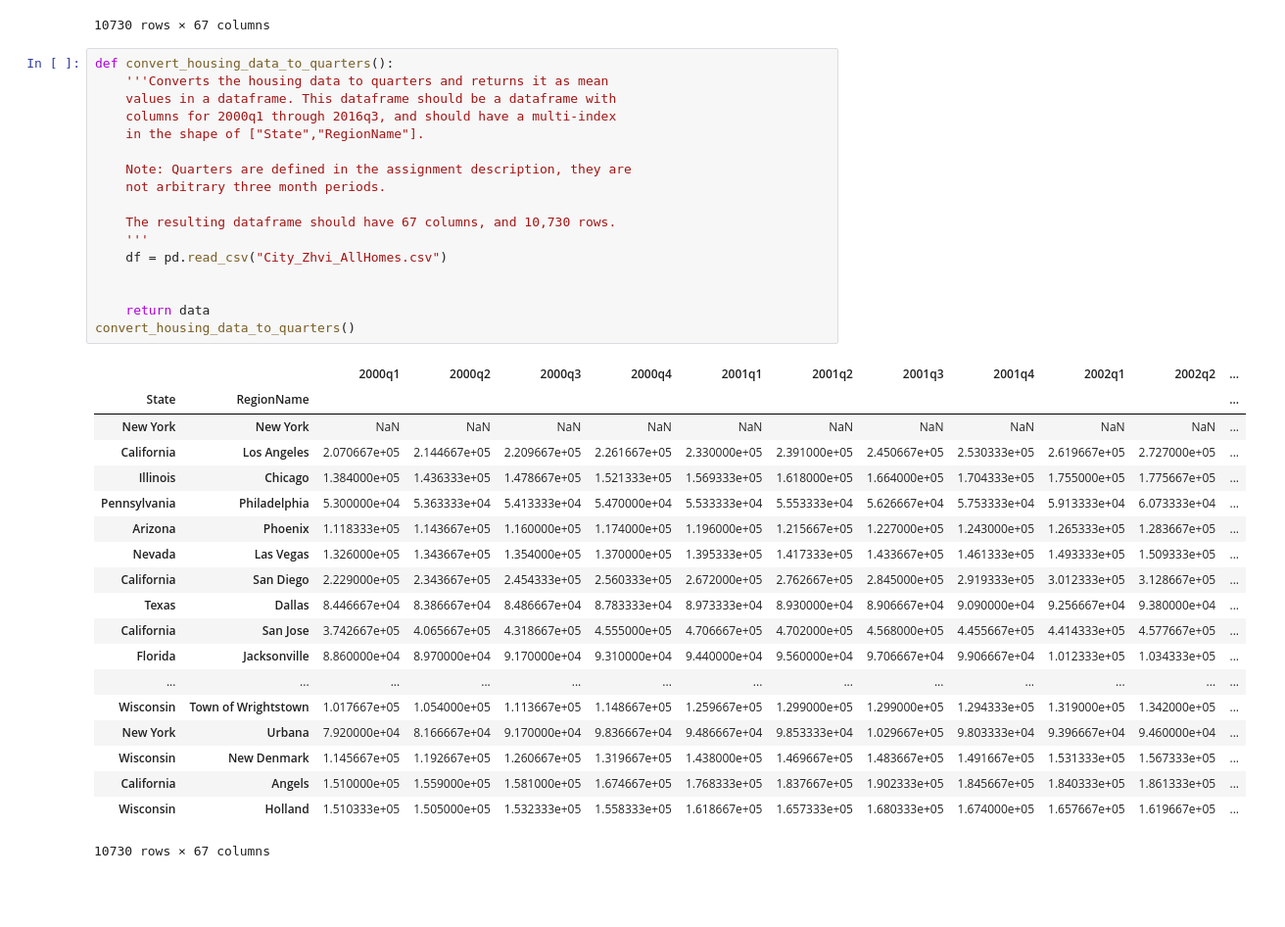
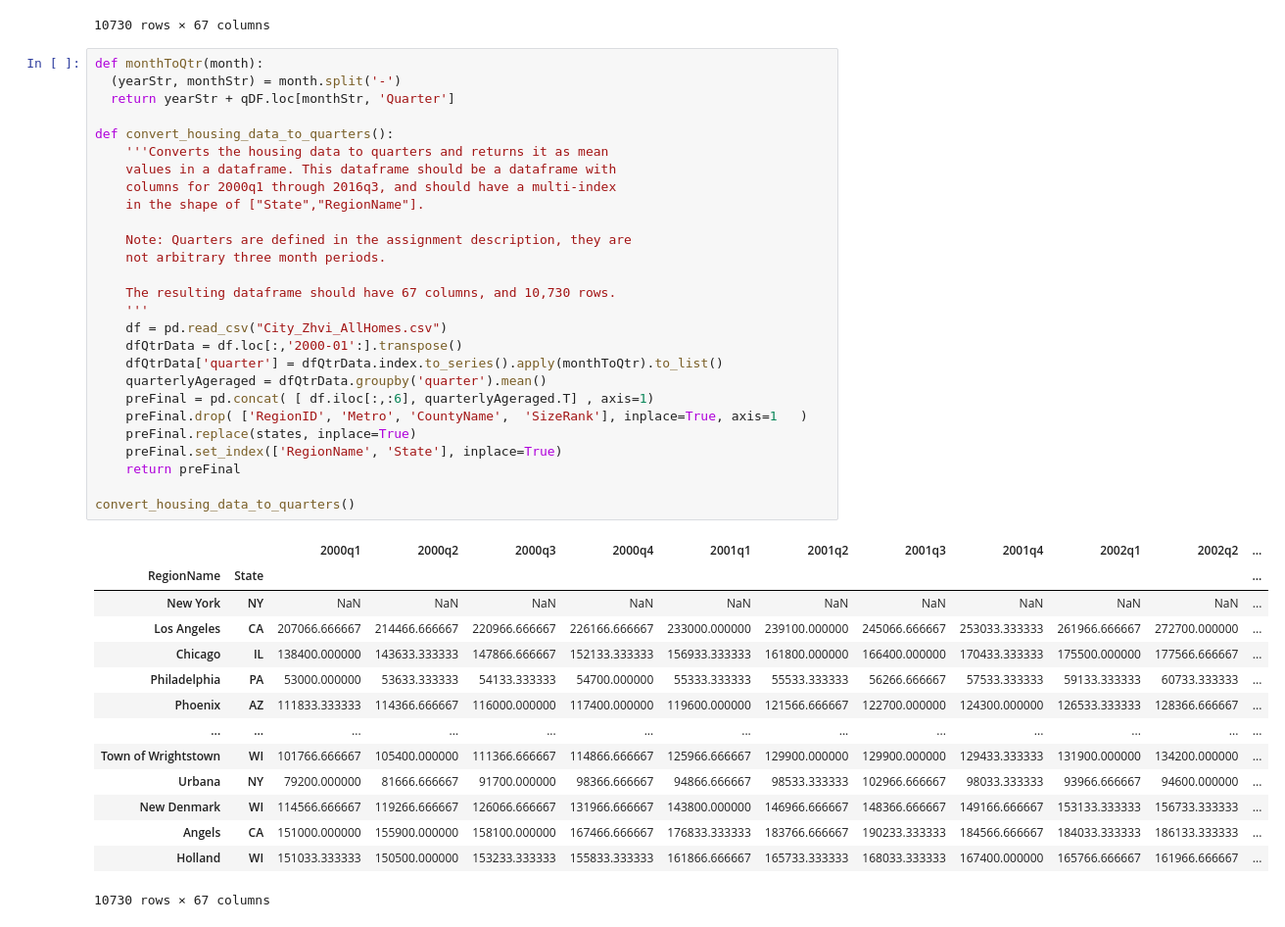
Before and after one commit to aicharya/DSA_Python, a Jupyter notebook: HypothesisTestingAssignment4_AnswersWithoutCode(CMB Summission)-.ipynb, the cells around one changed output. Shown at 98% size. Saved outputs shown, nothing was run; the diff lists cells and outputs as text; blank space fills up the shorter version.

```diff
--- a/HypothesisTestingAssignment4_AnswersWithoutCode(CMB Summission)-.ipynb
+++ b/HypothesisTestingAssignment4_AnswersWithoutCode(CMB Summission)-.ipynb
@@ -752,40 +752,45 @@ preFinal.set_index(['RegionName', 'State'])
 | Holland | Wisconsin | 151033.333333 | 150500.000000 | 153233.333333 | 155833.333333 | 161866.666667 | 165733.333333 | 168033.333333 | 167400.000000 | 165766.666667 | 161966.666667 | ... |
 10730 rows × 67 columns
 # %%
+def monthToQtr(month):
+  (yearStr, monthStr) = month.split('-')
+  return yearStr + qDF.loc[monthStr, 'Quarter']
+
 def convert_housing_data_to_quarters():
     '''Converts the housing data to quarters and returns it as mean
     values in a dataframe. This dataframe should be a dataframe with
     columns for 2000q1 through 2016q3, and should have a multi-index
     in the shape of ["State","RegionName"].
 
     Note: Quarters are defined in the assignment description, they are
     not arbitrary three month periods.
 
     The resulting dataframe should have 67 columns, and 10,730 rows.
     '''
     df = pd.read_csv("City_Zhvi_AllHomes.csv")
+    dfQtrData = df.loc[:,'2000-01':].transpose()
+    dfQtrData['quarter'] = dfQtrData.index.to_series().apply(monthToQtr).to_list()
+    quarterlyAgeraged = dfQtrData.groupby('quarter').mean()
+    preFinal = pd.concat( [ df.iloc[:,:6], quarterlyAgeraged.T] , axis=1)
+    preFinal.drop( ['RegionID', 'Metro', 'CountyName', 	'SizeRank'], inplace=True, axis=1	)
+    preFinal.replace(states, inplace=True)
+    preFinal.set_index(['RegionName', 'State'], inplace=True)
+    return preFinal
 
-
-    return data
 convert_housing_data_to_quarters()
 # %% [output]
 |  |  | 2000q1 | 2000q2 | 2000q3 | 2000q4 | 2001q1 | 2001q2 | 2001q3 | 2001q4 | 2002q1 | 2002q2 | ... |
-| State | RegionName |  |  |  |  |  |  |  |  |  |  | ... |
-| New York | New York | NaN | NaN | NaN | NaN | NaN | NaN | NaN | NaN | NaN | NaN | ... |
-| California | Los Angeles | 2.070667e+05 | 2.144667e+05 | 2.209667e+05 | 2.261667e+05 | 2.330000e+05 | 2.391000e+05 | 2.450667e+05 | 2.530333e+05 | 2.619667e+05 | 2.727000e+05 | ... |
-| Illinois | Chicago | 1.384000e+05 | 1.436333e+05 | 1.478667e+05 | 1.521333e+05 | 1.569333e+05 | 1.618000e+05 | 1.664000e+05 | 1.704333e+05 | 1.755000e+05 | 1.775667e+05 | ... |
-| Pennsylvania | Philadelphia | 5.300000e+04 | 5.363333e+04 | 5.413333e+04 | 5.470000e+04 | 5.533333e+04 | 5.553333e+04 | 5.626667e+04 | 5.753333e+04 | 5.913333e+04 | 6.073333e+04 | ... |
-| Arizona | Phoenix | 1.118333e+05 | 1.143667e+05 | 1.160000e+05 | 1.174000e+05 | 1.196000e+05 | 1.215667e+05 | 1.227000e+05 | 1.243000e+05 | 1.265333e+05 | 1.283667e+05 | ... |
-| Nevada | Las Vegas | 1.326000e+05 | 1.343667e+05 | 1.354000e+05 | 1.370000e+05 | 1.395333e+05 | 1.417333e+05 | 1.433667e+05 | 1.461333e+05 | 1.493333e+05 | 1.509333e+05 | ... |
-| California | San Diego | 2.229000e+05 | 2.343667e+05 | 2.454333e+05 | 2.560333e+05 | 2.672000e+05 | 2.762667e+05 | 2.845000e+05 | 2.919333e+05 | 3.012333e+05 | 3.128667e+05 | ... |
-| Texas | Dallas | 8.446667e+04 | 8.386667e+04 | 8.486667e+04 | 8.783333e+04 | 8.973333e+04 | 8.930000e+04 | 8.906667e+04 | 9.090000e+04 | 9.256667e+04 | 9.380000e+04 | ... |
-| California | San Jose | 3.742667e+05 | 4.065667e+05 | 4.318667e+05 | 4.555000e+05 | 4.706667e+05 | 4.702000e+05 | 4.568000e+05 | 4.455667e+05 | 4.414333e+05 | 4.577667e+05 | ... |
-| Florida | Jacksonville | 8.860000e+04 | 8.970000e+04 | 9.170000e+04 | 9.310000e+04 | 9.440000e+04 | 9.560000e+04 | 9.706667e+04 | 9.906667e+04 | 1.012333e+05 | 1.034333e+05 | ... |
+| RegionName | State |  |  |  |  |  |  |  |  |  |  | ... |
+| New York | NY | NaN | NaN | NaN | NaN | NaN | NaN | NaN | NaN | NaN | NaN | ... |
+| Los Angeles | CA | 207066.666667 | 214466.666667 | 220966.666667 | 226166.666667 | 233000.000000 | 239100.000000 | 245066.666667 | 253033.333333 | 261966.666667 | 272700.000000 | ... |
+| Chicago | IL | 138400.000000 | 143633.333333 | 147866.666667 | 152133.333333 | 156933.333333 | 161800.000000 | 166400.000000 | 170433.333333 | 175500.000000 | 177566.666667 | ... |
+| Philadelphia | PA | 53000.000000 | 53633.333333 | 54133.333333 | 54700.000000 | 55333.333333 | 55533.333333 | 56266.666667 | 57533.333333 | 59133.333333 | 60733.333333 | ... |
+| Phoenix | AZ | 111833.333333 | 114366.666667 | 116000.000000 | 117400.000000 | 119600.000000 | 121566.666667 | 122700.000000 | 124300.000000 | 126533.333333 | 128366.666667 | ... |
 | ... | ... | ... | ... | ... | ... | ... | ... | ... | ... | ... | ... | ... |
-| Wisconsin | Town of Wrightstown | 1.017667e+05 | 1.054000e+05 | 1.113667e+05 | 1.148667e+05 | 1.259667e+05 | 1.299000e+05 | 1.299000e+05 | 1.294333e+05 | 1.319000e+05 | 1.342000e+05 | ... |
-| New York | Urbana | 7.920000e+04 | 8.166667e+04 | 9.170000e+04 | 9.836667e+04 | 9.486667e+04 | 9.853333e+04 | 1.029667e+05 | 9.803333e+04 | 9.396667e+04 | 9.460000e+04 | ... |
-| Wisconsin | New Denmark | 1.145667e+05 | 1.192667e+05 | 1.260667e+05 | 1.319667e+05 | 1.438000e+05 | 1.469667e+05 | 1.483667e+05 | 1.491667e+05 | 1.531333e+05 | 1.567333e+05 | ... |
-| California | Angels | 1.510000e+05 | 1.559000e+05 | 1.581000e+05 | 1.674667e+05 | 1.768333e+05 | 1.837667e+05 | 1.902333e+05 | 1.845667e+05 | 1.840333e+05 | 1.861333e+05 | ... |
-| Wisconsin | Holland | 1.510333e+05 | 1.505000e+05 | 1.532333e+05 | 1.558333e+05 | 1.618667e+05 | 1.657333e+05 | 1.680333e+05 | 1.674000e+05 | 1.657667e+05 | 1.619667e+05 | ... |
+| Town of Wrightstown | WI | 101766.666667 | 105400.000000 | 111366.666667 | 114866.666667 | 125966.666667 | 129900.000000 | 129900.000000 | 129433.333333 | 131900.000000 | 134200.000000 | ... |
+| Urbana | NY | 79200.000000 | 81666.666667 | 91700.000000 | 98366.666667 | 94866.666667 | 98533.333333 | 102966.666667 | 98033.333333 | 93966.666667 | 94600.000000 | ... |
+| New Denmark | WI | 114566.666667 | 119266.666667 | 126066.666667 | 131966.666667 | 143800.000000 | 146966.666667 | 148366.666667 | 149166.666667 | 153133.333333 | 156733.333333 | ... |
+| Angels | CA | 151000.000000 | 155900.000000 | 158100.000000 | 167466.666667 | 176833.333333 | 183766.666667 | 190233.333333 | 184566.666667 | 184033.333333 | 186133.333333 | ... |
+| Holland | WI | 151033.333333 | 150500.000000 | 153233.333333 | 155833.333333 | 161866.666667 | 165733.333333 | 168033.333333 | 167400.000000 | 165766.666667 | 161966.666667 | ... |
 10730 rows × 67 columns
 # %%
```
Also changed, not shown: parts of 1 cell of this notebook.
